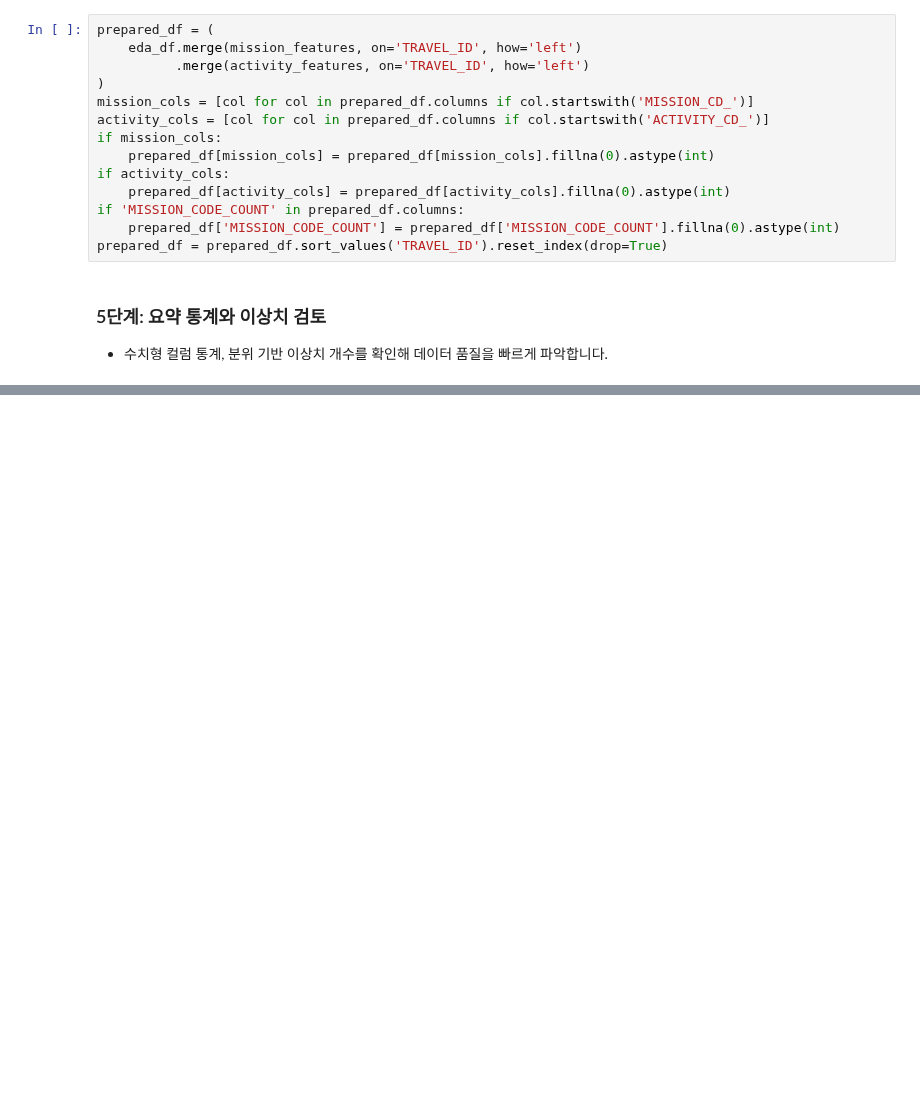
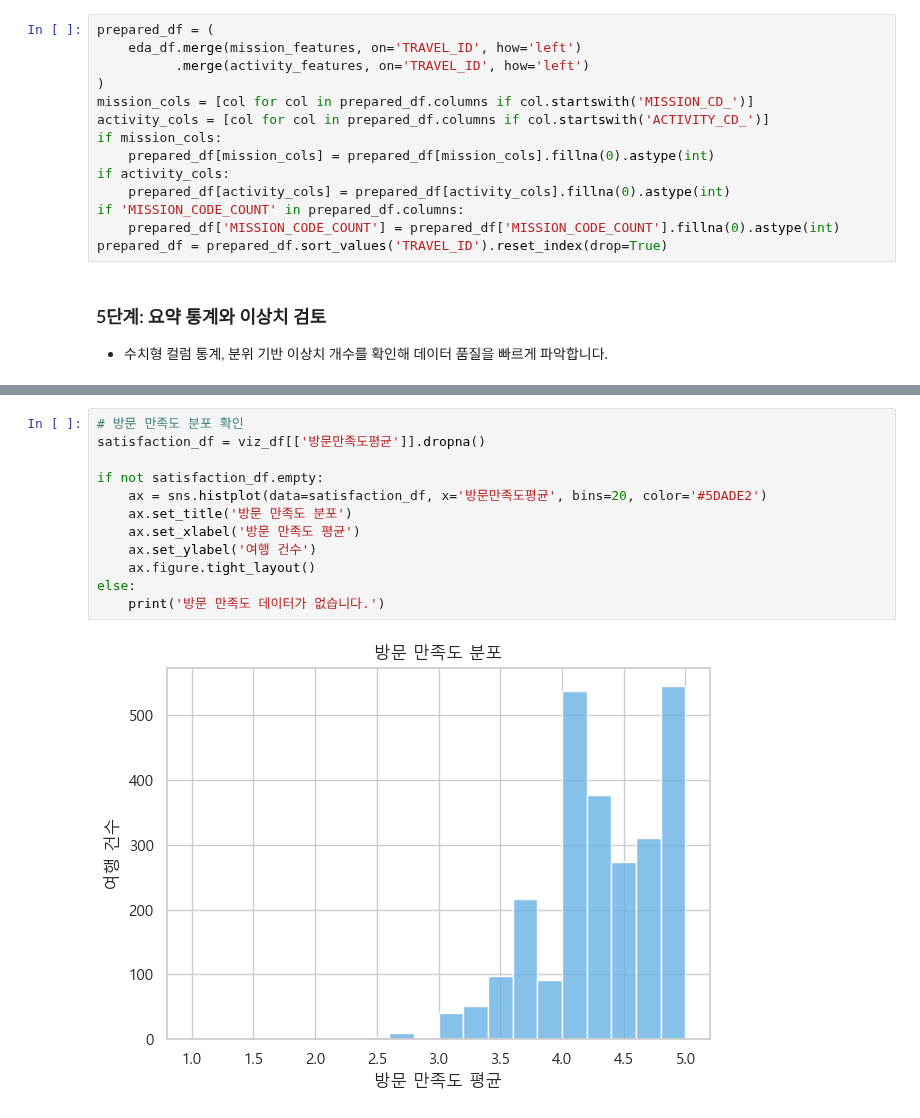
Before and after one commit to SKNetworks-AI19-250818/SKN19-mini-1Team, a Jupyter notebook: preprocessing/notebook/00_TABLE_CREATE.ipynb, the cells around one changed output, grey strips where cells are left out. Saved outputs shown, nothing was run; the diff lists cells and outputs as text; blank space fills up the shorter version.

```diff
--- a/preprocessing/notebook/00_TABLE_CREATE.ipynb
+++ b/preprocessing/notebook/00_TABLE_CREATE.ipynb
@@ -248,0 +309,14 @@ if 'visit_dgstfn_avg' in prepared_df.columns:
+# %%
+# 방문 만족도 분포 확인
+satisfaction_df = viz_df[['방문만족도평균']].dropna()
+
+if not satisfaction_df.empty:
+    ax = sns.histplot(data=satisfaction_df, x='방문만족도평균', bins=20, color='#5DADE2')
+    ax.set_title('방문 만족도 분포')
+    ax.set_xlabel('방문 만족도 평균')
+    ax.set_ylabel('여행 건수')
+    ax.figure.tight_layout()
+else:
+    print('방문 만족도 데이터가 없습니다.')
+# %% [output]
+[figure, added]
```
Also changed, not shown: parts of 13 cells of this notebook.
